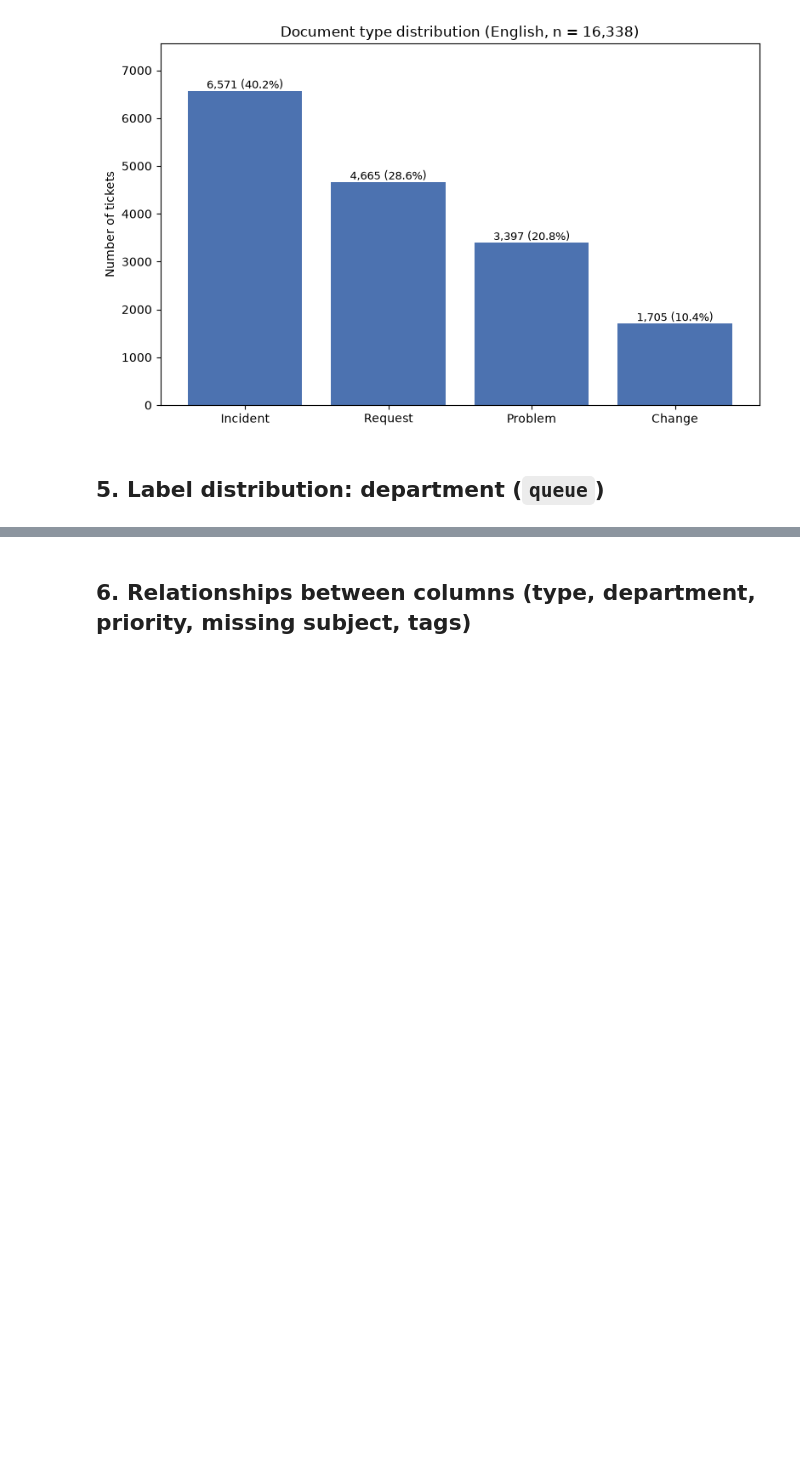
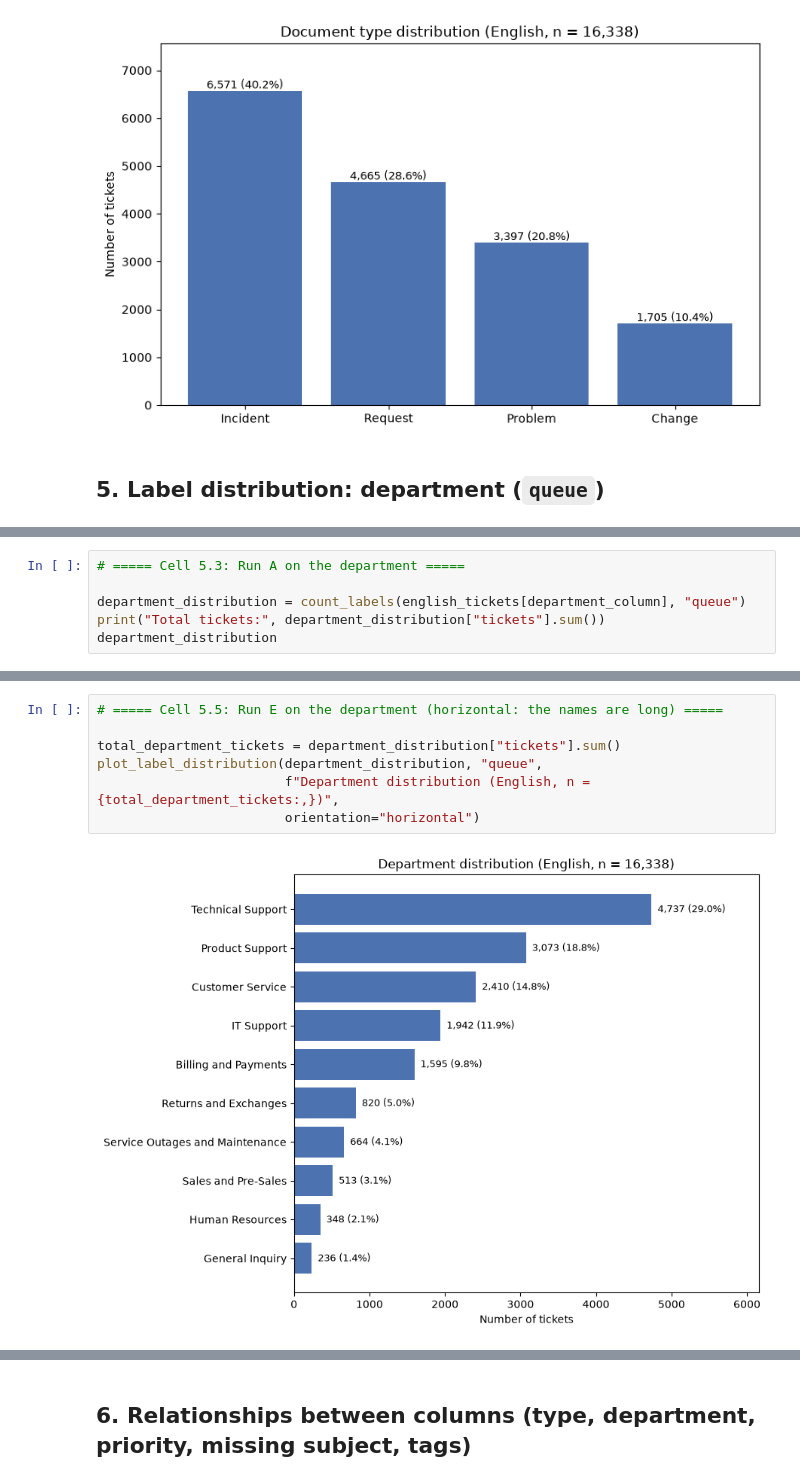
Before and after one commit to nhahub/NHA-5-168, a Jupyter notebook: notebooks/01_eda.ipynb, the cells around one changed output, grey strips where cells are left out. Saved outputs shown, nothing was run; the diff lists cells and outputs as text; blank space fills up the shorter version.

Commit message:
EDA section 5: department distribution, test sizes, overlapping share

```diff
--- a/notebooks/01_eda.ipynb
+++ b/notebooks/01_eda.ipynb
@@ -541,0 +567,6 @@ plot_label_distribution(type_distribution, "type",
+# %%
+# ===== Cell 5.3: Run A on the department =====
+
+department_distribution = count_labels(english_tickets[department_column], "queue")
+print("Total tickets:", department_distribution["tickets"].sum())
+department_distribution
@@ -541,0 +600,9 @@ plot_label_distribution(type_distribution, "type",
+# %%
+# ===== Cell 5.5: Run E on the department (horizontal: the names are long) =====
+
+total_department_tickets = department_distribution["tickets"].sum()
+plot_label_distribution(department_distribution, "queue",
+                        f"Department distribution (English, n = {total_department_tickets:,})",
+                        orientation="horizontal")
+# %% [output]
+[figure, added]
```
Also changed, not shown: parts of 8 cells of this notebook.
